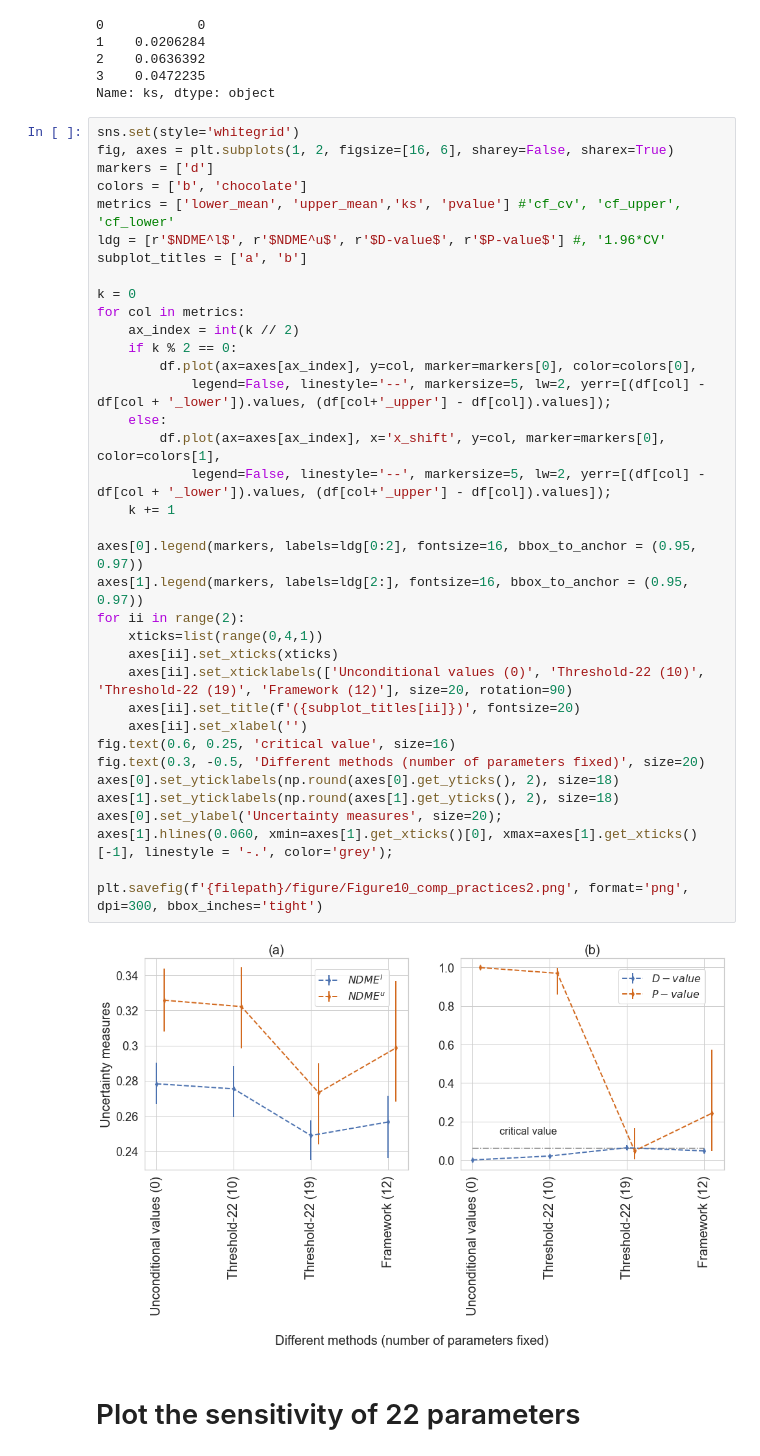
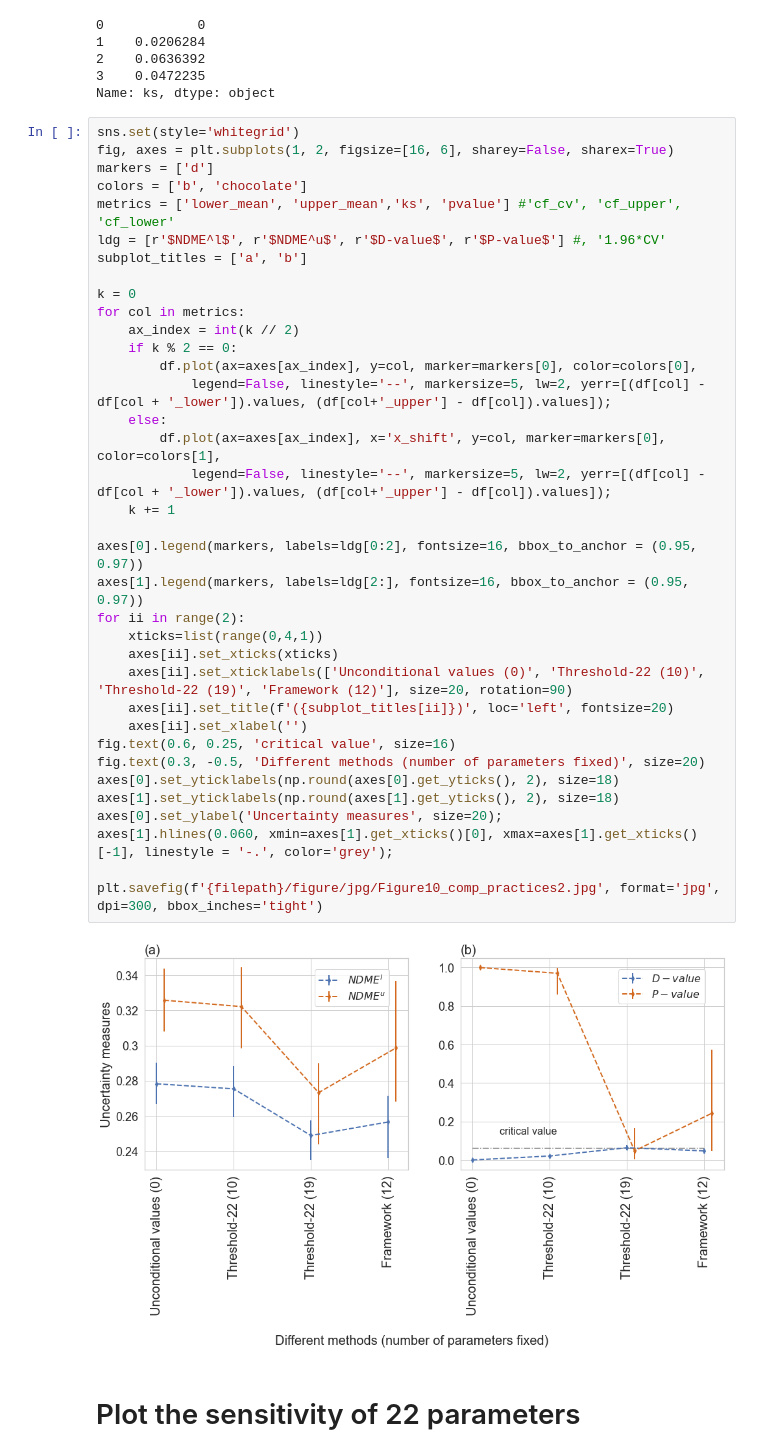
Before and after one commit to QianWanghhu/factor_fixing, a Jupyter notebook: qian_dev/visualization.ipynb, the cells around one changed output. Saved outputs shown, nothing was run; the diff lists cells and outputs as text.

```diff
--- a/qian_dev/visualization.ipynb
+++ b/qian_dev/visualization.ipynb
@@ -418,36 +425,36 @@ colors = ['b', 'chocolate']
 metrics = ['lower_mean', 'upper_mean','ks', 'pvalue'] #'cf_cv', 'cf_upper', 'cf_lower'
 ldg = [r'$NDME^l$', r'$NDME^u$', r'$D-value$', r'$P-value$'] #, '1.96*CV'
 subplot_titles = ['a', 'b']
 
 k = 0
 for col in metrics:
     ax_index = int(k // 2)
     if k % 2 == 0:
         df.plot(ax=axes[ax_index], y=col, marker=markers[0], color=colors[0],
             legend=False, linestyle='--', markersize=5, lw=2, yerr=[(df[col] - df[col + '_lower']).values, (df[col+'_upper'] - df[col]).values]);
     else:
         df.plot(ax=axes[ax_index], x='x_shift', y=col, marker=markers[0], color=colors[1],
             legend=False, linestyle='--', markersize=5, lw=2, yerr=[(df[col] - df[col + '_lower']).values, (df[col+'_upper'] - df[col]).values]);
     k += 1
 
 axes[0].legend(markers, labels=ldg[0:2], fontsize=16, bbox_to_anchor = (0.95, 0.97))
 axes[1].legend(markers, labels=ldg[2:], fontsize=16, bbox_to_anchor = (0.95, 0.97))
 for ii in range(2):
     xticks=list(range(0,4,1))
     axes[ii].set_xticks(xticks)
     axes[ii].set_xticklabels(['Unconditional values (0)', 'Threshold-22 (10)', 'Threshold-22 (19)', 'Framework (12)'], size=20, rotation=90)
-    axes[ii].set_title(f'({subplot_titles[ii]})', fontsize=20)
+    axes[ii].set_title(f'({subplot_titles[ii]})', loc='left', fontsize=20)
     axes[ii].set_xlabel('')
 fig.text(0.6, 0.25, 'critical value', size=16)
 fig.text(0.3, -0.5, 'Different methods (number of parameters fixed)', size=20)
 axes[0].set_yticklabels(np.round(axes[0].get_yticks(), 2), size=18)
 axes[1].set_yticklabels(np.round(axes[1].get_yticks(), 2), size=18)
 axes[0].set_ylabel('Uncertainty measures', size=20);
 axes[1].hlines(0.060, xmin=axes[1].get_xticks()[0], xmax=axes[1].get_xticks()[-1], linestyle = '-.', color='grey');
 
-plt.savefig(f'{filepath}/figure/Figure10_comp_practices2.png', format='png', dpi=300, bbox_inches='tight')
+plt.savefig(f'{filepath}/figure/jpg/Figure10_comp_practices2.jpg', format='jpg', dpi=300, bbox_inches='tight')
 # %% [output]
-[figure, old version]
+[figure, new version]
 # %% [markdown]
 # Plot the sensitivity of 22 parameters
 # %%
```
Also changed, not shown: parts of 3 cells of this notebook.
